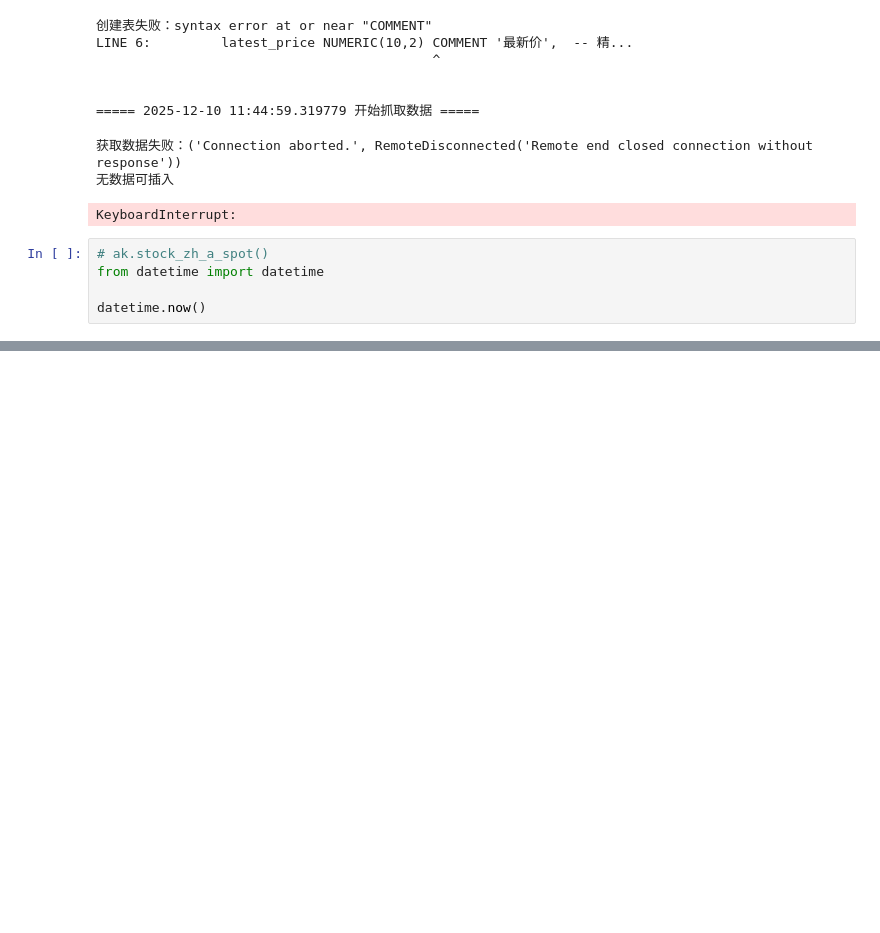
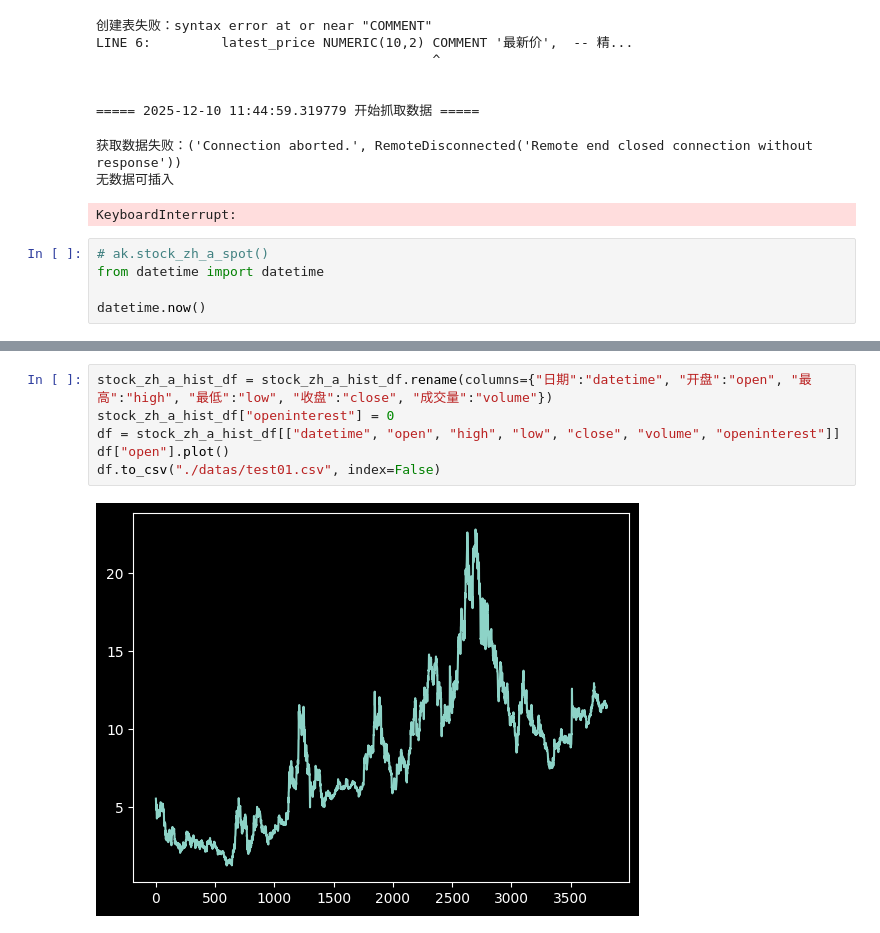
Before and after one commit to zmdsn/ecox, a Jupyter notebook: help.ipynb, the cells around one changed output, grey strips where cells are left out. Cells and saved outputs as stored; diff of their text form; blank space fills up the shorter version.

```diff
--- a/help.ipynb
+++ b/help.ipynb
@@ -634,0 +827,8 @@ datetime.now()
+# %%
+stock_zh_a_hist_df = stock_zh_a_hist_df.rename(columns={"日期":"datetime", "开盘":"open", "最高":"high", "最低":"low", "收盘":"close", "成交量":"volume"})
+stock_zh_a_hist_df["openinterest"] = 0
+df = stock_zh_a_hist_df[["datetime", "open", "high", "low", "close", "volume", "openinterest"]]
+df["open"].plot()
+df.to_csv("./datas/test01.csv", index=False)
+# %% [output]
+[figure, added]
```
Also changed, not shown: parts of 28 cells of this notebook, 53 other files.
